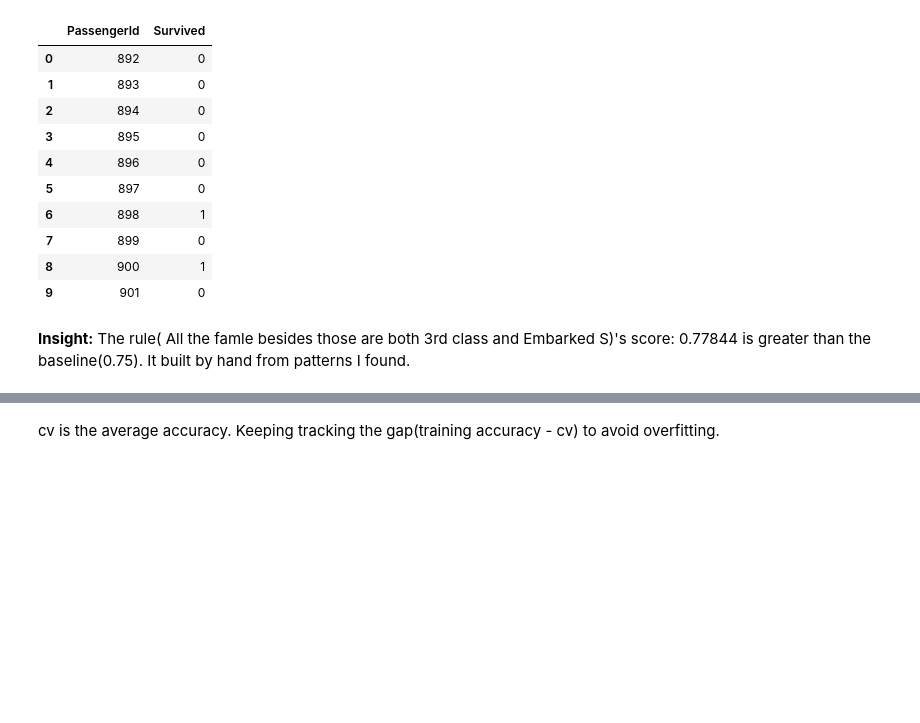
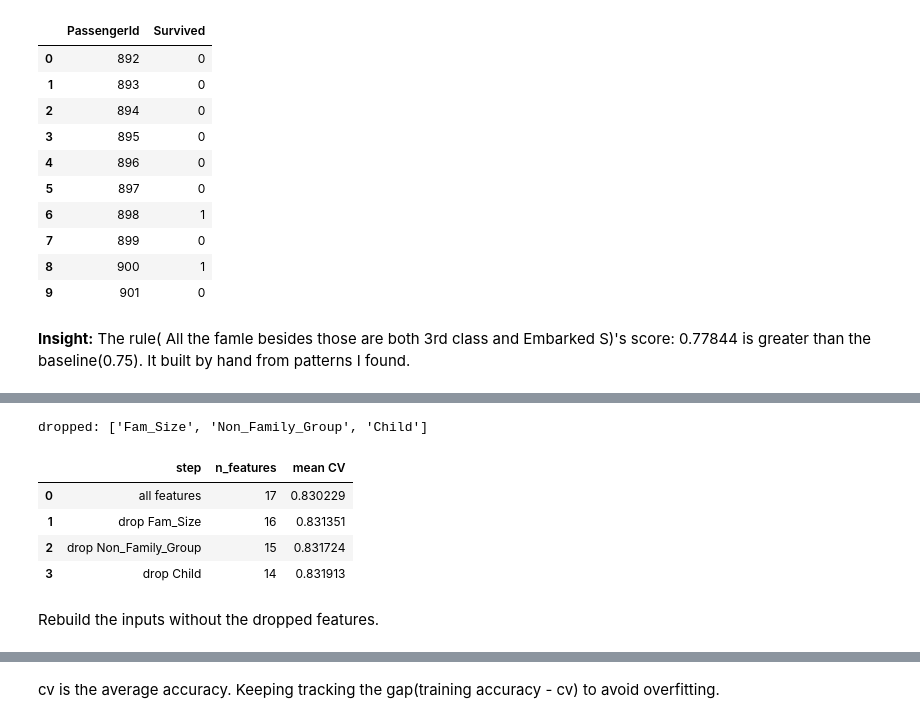
Before and after one commit to IanCode212/Titanic_Survival_Prediction, a Jupyter notebook: titanic.ipynb, the cells around one changed output, grey strips where cells are left out. Drawn from its saved outputs; the diff is of its cells as text; code cells hidden in the pictures; blank space fills up the shorter version.

```diff
--- a/titanic.ipynb
+++ b/titanic.ipynb
@@ -286,0 +325,49 @@ Missing values (train, test): 0 0
+# %%
+from sklearn.pipeline import make_pipeline
+from sklearn.preprocessing import StandardScaler, PolynomialFeatures
+from sklearn.linear_model import LogisticRegression
+from sklearn.ensemble import RandomForestClassifier
+from sklearn.model_selection import RepeatedStratifiedKFold, cross_val_score
+
+rcv = RepeatedStratifiedKFold(n_splits=5, n_repeats=10, random_state=42)
+check_models = [
+    make_pipeline(StandardScaler(), LogisticRegression(max_iter=1000)),
+    RandomForestClassifier(n_estimators=150, max_depth=6, random_state=42),
+    make_pipeline(PolynomialFeatures(degree=2, interaction_only=True, include_bias=False), StandardScaler(),
+                  LogisticRegression(l1_ratio=1.0, C=0.1, solver='liblinear', max_iter=5000)),
+]
+
+def mean_cv(X_try):
+    return np.mean([cross_val_score(m, X_try, y, cv=rcv, n_jobs=-1).mean() for m in check_models])
+
+candidates = {
+    'Sex x Class flags': list(sex_class(train).columns),
+    'Title Mr/Mrs/Miss/Master': ['Title:Mr', 'Title:Mrs', 'Title:Miss', 'Title:Master'],
+}
+in_blocks = sum(candidates.values(), [])
+candidates.update({col: [col] for col in X.columns if col not in in_blocks})
+
+dropped = []
+best = mean_cv(X)
+history = [{'step': 'all features', 'n_features': X.shape[1], 'mean CV': best}]
+while True:
+    trials = {name: mean_cv(X.drop(columns=dropped + cols))
+              for name, cols in candidates.items() if not set(cols) <= set(dropped)}
+    name = max(trials, key=trials.get)
+    if trials[name] < best:
+        break
+    dropped += candidates[name]
+    best = trials[name]
+    history.append({'step': 'drop ' + name, 'n_features': X.shape[1] - len(dropped), 'mean CV': best})
+
+print('dropped:', dropped)
+pd.DataFrame(history)
+# %% [output]
+dropped: ['Fam_Size', 'Non_Family_Group', 'Child']
+|  | step | n_features | mean CV |
+| 0 | all features | 17 | 0.830229 |
+| 1 | drop Fam_Size | 16 | 0.831351 |
+| 2 | drop Non_Family_Group | 15 | 0.831724 |
+| 3 | drop Child | 14 | 0.831913 |
+# %% [markdown]
+Rebuild the inputs without the dropped features.
```
Also changed, not shown: parts of 65 cells of this notebook, 2 other files.
